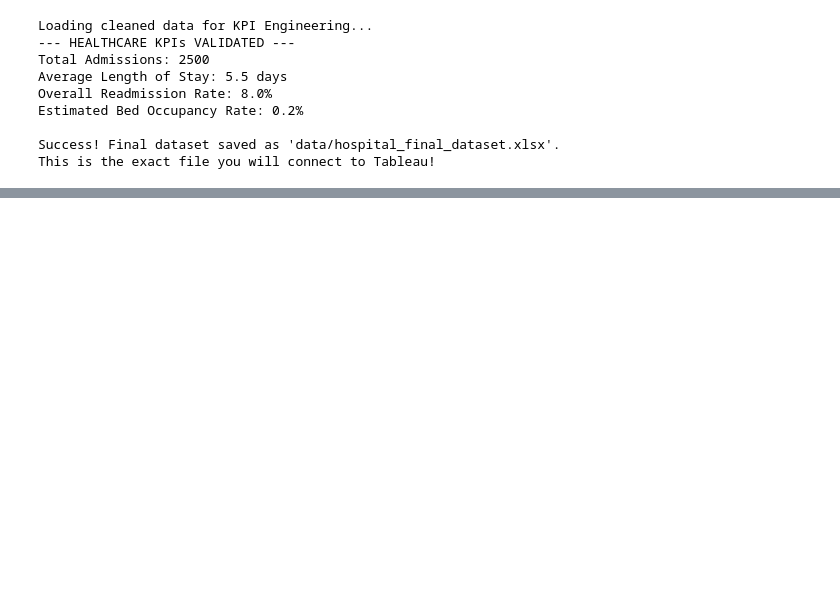
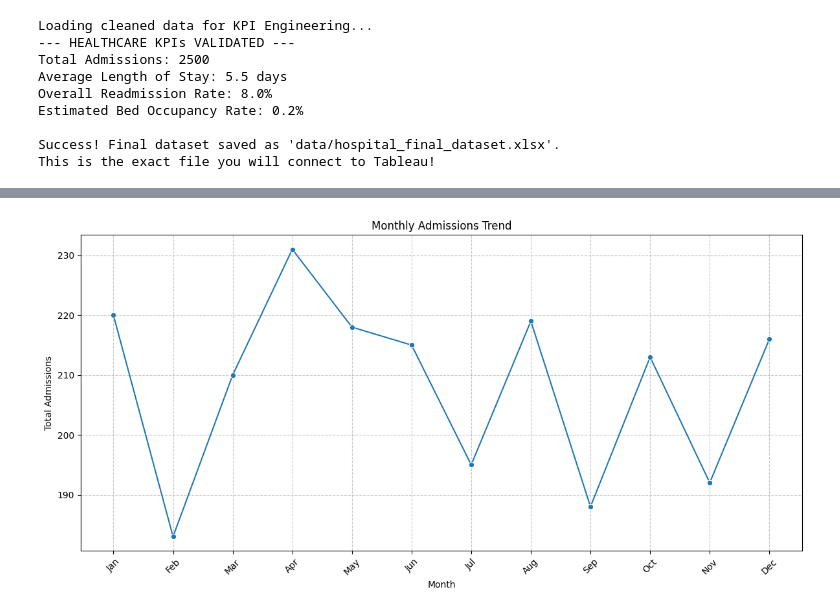
Before and after one commit to springboardmentor2801p/MedTrack_DV, a Jupyter notebook: MedTrack_DV.ipynb, the cells around one changed output, grey strips where cells are left out. Drawn from its saved outputs; the diff is of its cells as text; code cells hidden in the pictures; blank space fills up the shorter version.

```diff
--- a/MedTrack_DV.ipynb
+++ b/MedTrack_DV.ipynb
@@ -174,0 +340,17 @@ This is the exact file you will connect to Tableau!
+# %%
+import os
+import pandas as pd
+
+file_path = 'data/hospital_final_dataset.xlsx'
+
+if os.path.exists(file_path):
+    print(f"File '{file_path}' exists. Attempting to load...")
+    try:
+        df_final = pd.read_excel(file_path)
+        print("File loaded successfully. First 5 rows:")
+        print(df_final.head())
+        print(f"Shape of the final dataset: {df_final.shape}")
+    except Exception as e:
+        print(f"Error loading the file: {e}")
+else:
+    print(f"Error: File '{file_path}' does not exist.")
@@ -174,0 +456,29 @@ This is the exact file you will connect to Tableau!
+# %%
+import matplotlib.pyplot as plt
+import seaborn as sns
+
+# Ensure the 'admission_date' is in datetime format
+df_final['admission_date'] = pd.to_datetime(df_final['admission_date'])
+
+# Extract month from admission date
+df_final['admission_month'] = df_final['admission_date'].dt.month
+
+# Group by month and count admissions
+monthly_admissions = df_final.groupby('admission_month').size().reset_index(name='total_admissions')
+
+# Map month numbers to names for better readability
+month_names = ['Jan', 'Feb', 'Mar', 'Apr', 'May', 'Jun', 'Jul', 'Aug', 'Sep', 'Oct', 'Nov', 'Dec']
+monthly_admissions['month_name'] = monthly_admissions['admission_month'].apply(lambda x: month_names[x-1])
+
+# Create the line plot
+plt.figure(figsize=(12, 6))
+sns.lineplot(x='month_name', y='total_admissions', data=monthly_admissions, marker='o')
+plt.title('Monthly Admissions Trend')
+plt.xlabel('Month')
+plt.ylabel('Total Admissions')
+plt.grid(True, linestyle='--', alpha=0.7)
+plt.xticks(rotation=45)
+plt.tight_layout()
+plt.show()
+# %% [output]
+[figure, added]
```
Also changed, not shown: parts of 33 cells of this notebook.
